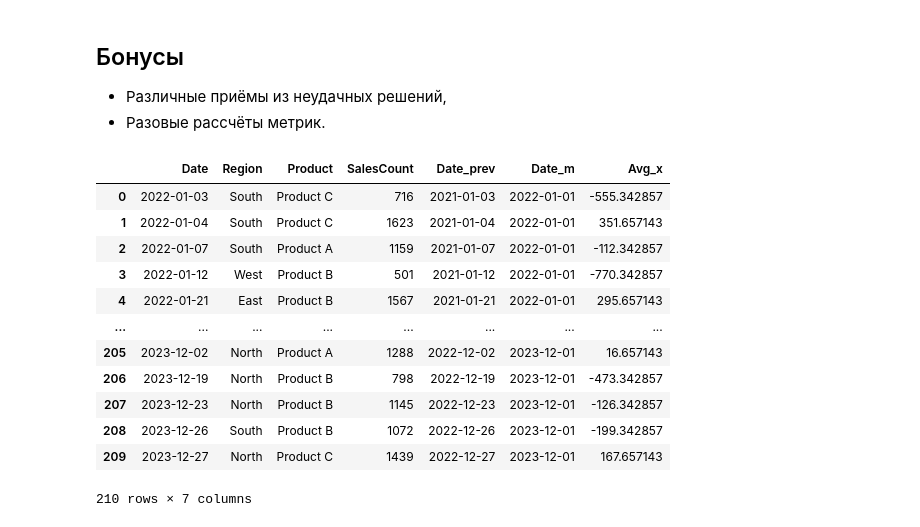
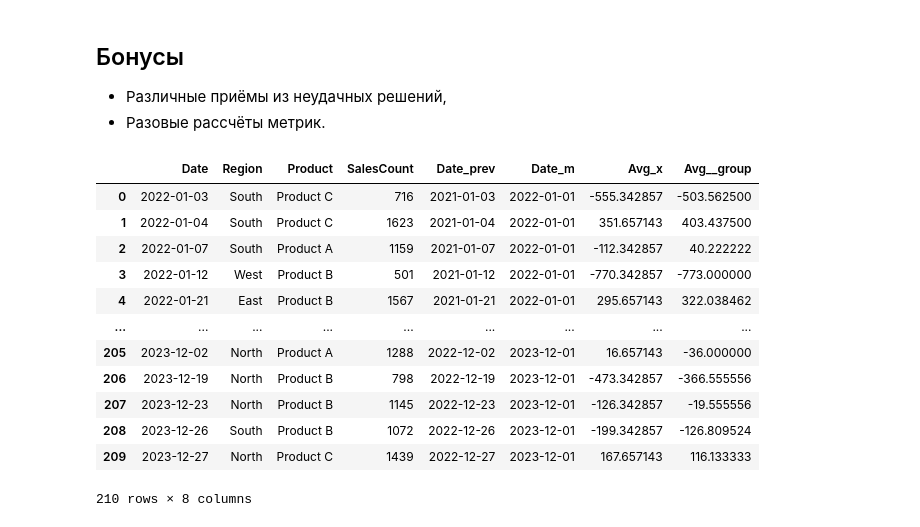
Before and after one commit to MitinaAnastasya/Analyst_portfolio, a Jupyter notebook: Pandas_or_SQL.ipynb, the cells around one changed output. Drawn from its saved outputs; the diff is of its cells as text; code cells hidden in the pictures.

```diff
--- a/Pandas_or_SQL.ipynb
+++ b/Pandas_or_SQL.ipynb
@@ -279,23 +313,30 @@ UPD: я проверила 2 решение, оно действительно
 # %%
 #Кусок нерабочего решения, просто интересный способ работы с датами + метрика
 avg_diff_2 = df_1.copy()
 avg_diff_2['Date_prev'] = avg_diff_2['Date'] - pd.tseries.offsets.DateOffset(years = 1)
 avg_diff_2['Date_m'] = df_1['Date'] + pd.offsets.MonthEnd(0) - pd.offsets.MonthBegin()
 
 #Нагляднее, наверное было бы делать такую метрику с группировкой
 avg_diff_2['Avg_x'] = avg_diff_2['SalesCount'].transform(lambda x: x - x.mean())
+
+#Вот нашла решение под группировку:
+avg_diff_2 = (avg_diff_2
+                        .assign(Avg__group = lambda x: x
+                               .groupby(['Region', 'Product'])['SalesCount']
+                               .transform(lambda x: x - x.mean())))
+#Даже такая группировка даёт увидеть, как меняется отклонение с учётом региона.
 avg_diff_2
 # %% [output]
-|  | Date | Region | Product | SalesCount | Date_prev | Date_m | Avg_x |
-| 0 | 2022-01-03 | South | Product C | 716 | 2021-01-03 | 2022-01-01 | -555.342857 |
-| 1 | 2022-01-04 | South | Product C | 1623 | 2021-01-04 | 2022-01-01 | 351.657143 |
-| 2 | 2022-01-07 | South | Product A | 1159 | 2021-01-07 | 2022-01-01 | -112.342857 |
-| 3 | 2022-01-12 | West | Product B | 501 | 2021-01-12 | 2022-01-01 | -770.342857 |
-| 4 | 2022-01-21 | East | Product B | 1567 | 2021-01-21 | 2022-01-01 | 295.657143 |
-| ... | ... | ... | ... | ... | ... | ... | ... |
-| 205 | 2023-12-02 | North | Product A | 1288 | 2022-12-02 | 2023-12-01 | 16.657143 |
-| 206 | 2023-12-19 | North | Product B | 798 | 2022-12-19 | 2023-12-01 | -473.342857 |
-| 207 | 2023-12-23 | North | Product B | 1145 | 2022-12-23 | 2023-12-01 | -126.342857 |
-| 208 | 2023-12-26 | South | Product B | 1072 | 2022-12-26 | 2023-12-01 | -199.342857 |
-| 209 | 2023-12-27 | North | Product C | 1439 | 2022-12-27 | 2023-12-01 | 167.657143 |
+|  | Date | Region | Product | SalesCount | Date_prev | Date_m | Avg_x | Avg__group |
+| 0 | 2022-01-03 | South | Product C | 716 | 2021-01-03 | 2022-01-01 | -555.342857 | -503.562500 |
+| 1 | 2022-01-04 | South | Product C | 1623 | 2021-01-04 | 2022-01-01 | 351.657143 | 403.437500 |
+| 2 | 2022-01-07 | South | Product A | 1159 | 2021-01-07 | 2022-01-01 | -112.342857 | 40.222222 |
+| 3 | 2022-01-12 | West | Product B | 501 | 2021-01-12 | 2022-01-01 | -770.342857 | -773.000000 |
+| 4 | 2022-01-21 | East | Product B | 1567 | 2021-01-21 | 2022-01-01 | 295.657143 | 322.038462 |
+| ... | ... | ... | ... | ... | ... | ... | ... | ... |
+| 205 | 2023-12-02 | North | Product A | 1288 | 2022-12-02 | 2023-12-01 | 16.657143 | -36.000000 |
+| 206 | 2023-12-19 | North | Product B | 798 | 2022-12-19 | 2023-12-01 | -473.342857 | -366.555556 |
+| 207 | 2023-12-23 | North | Product B | 1145 | 2022-12-23 | 2023-12-01 | -126.342857 | -19.555556 |
+| 208 | 2023-12-26 | South | Product B | 1072 | 2022-12-26 | 2023-12-01 | -199.342857 | -126.809524 |
+| 209 | 2023-12-27 | North | Product C | 1439 | 2022-12-27 | 2023-12-01 | 167.657143 | 116.133333 |
-210 rows × 7 columns
+210 rows × 8 columns
```
Also changed, not shown: parts of 7 cells of this notebook.
